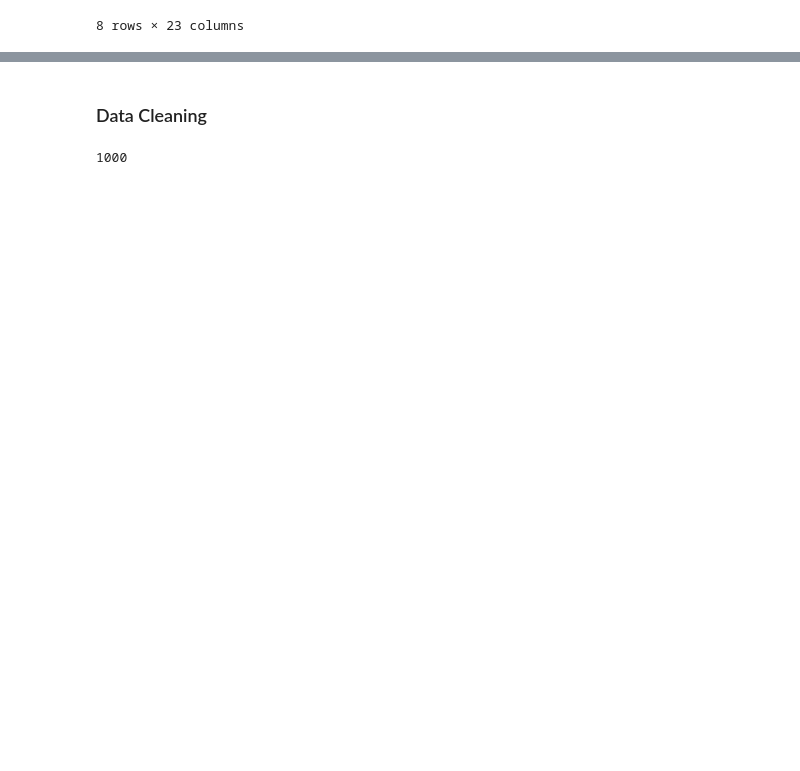
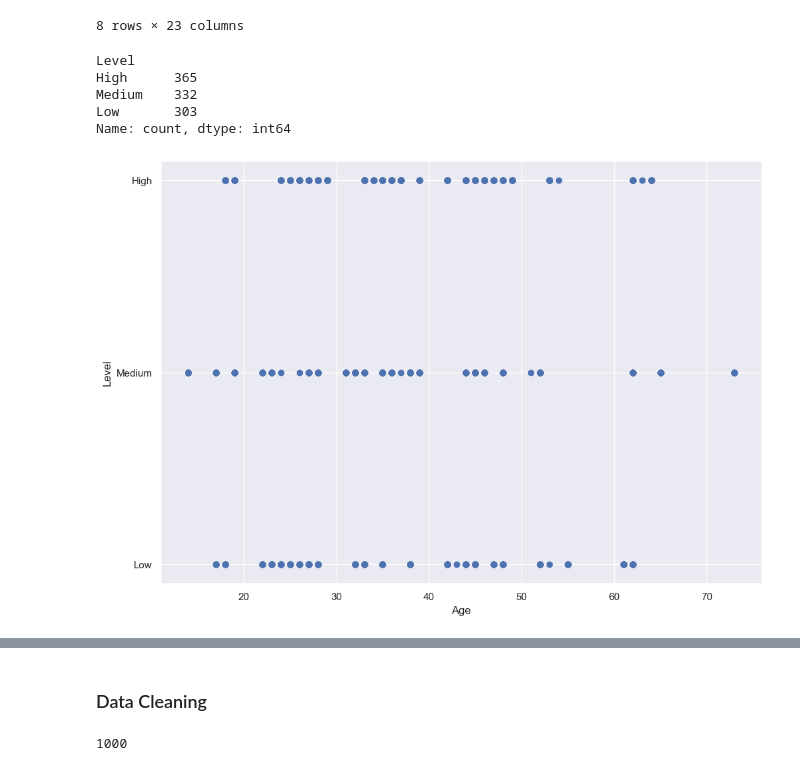
Before and after one commit to muhamedanwer/Data-Science-Projects, a Jupyter notebook: CancerPatient/cancerPatient.ipynb, the cells around one changed output, grey strips where cells are left out. Saved outputs shown, nothing was run; the diff lists cells and outputs as text; code cells hidden in the pictures; blank space fills up the shorter version.

```diff
--- a/CancerPatient/cancerPatient.ipynb
+++ b/CancerPatient/cancerPatient.ipynb
@@ -68,3 +74,19 @@ data.describe()
 | 75% | 45.000000 | 2.000000 | 6.0000 | 7.000000 | 7.000000 | 7.000000 | 7.000000 | ... |
 | max | 73.000000 | 2.000000 | 8.0000 | 8.000000 | 8.000000 | 8.000000 | 7.000000 | ... |
 8 rows × 23 columns
+# %%
+data['Level'].value_counts()
+# %% [output]
+Level
+High      365
+Medium    332
+Low       303
+Name: count, dtype: int64
+# %%
+fig , ax = plt.subplots()
+ax.scatter(  data['Age'],data['Level'])
+ax.set_xlabel("Age")
+ax.set_ylabel("Level")
+plt.show()
+# %% [output]
+[figure, added]
```
Also changed, not shown: parts of 24 cells of this notebook.
